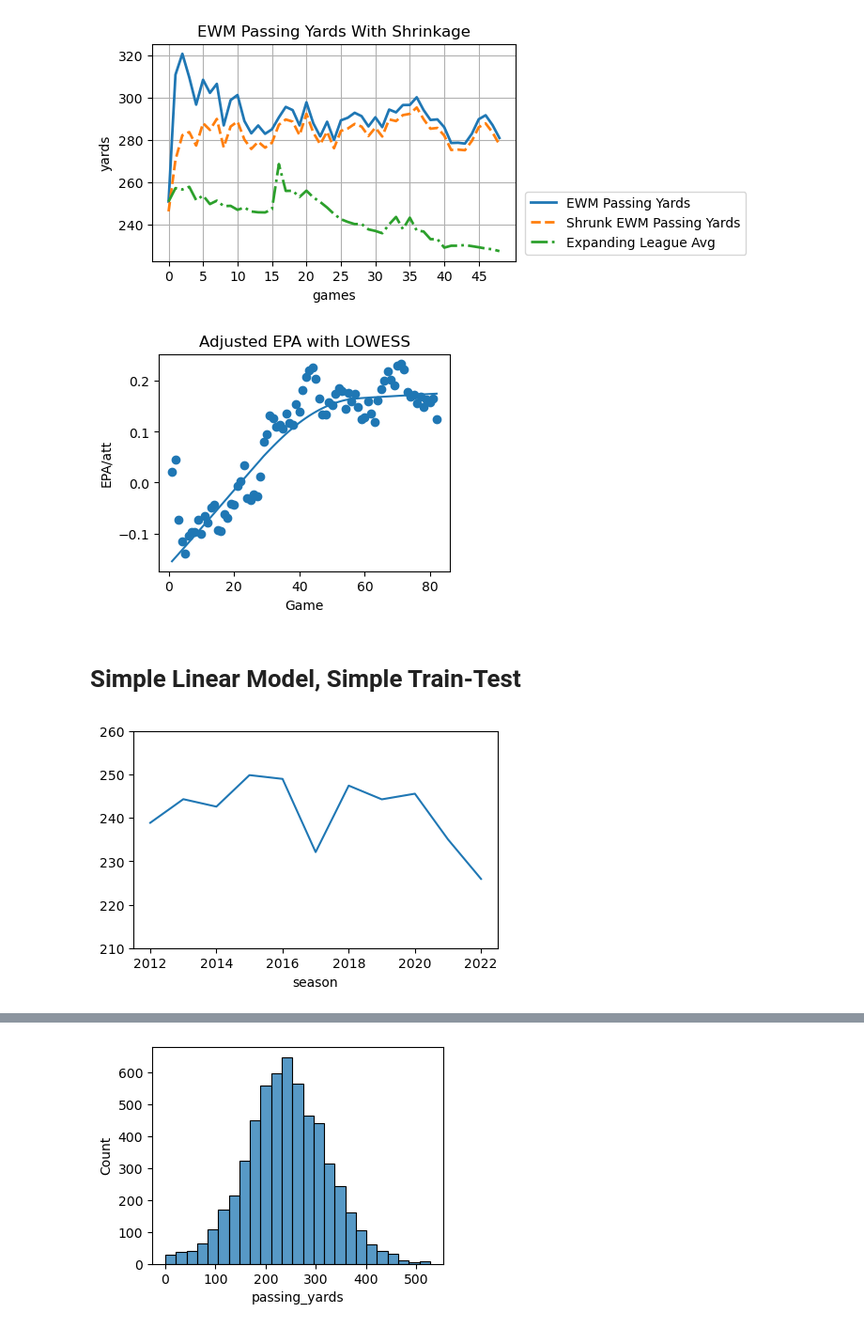
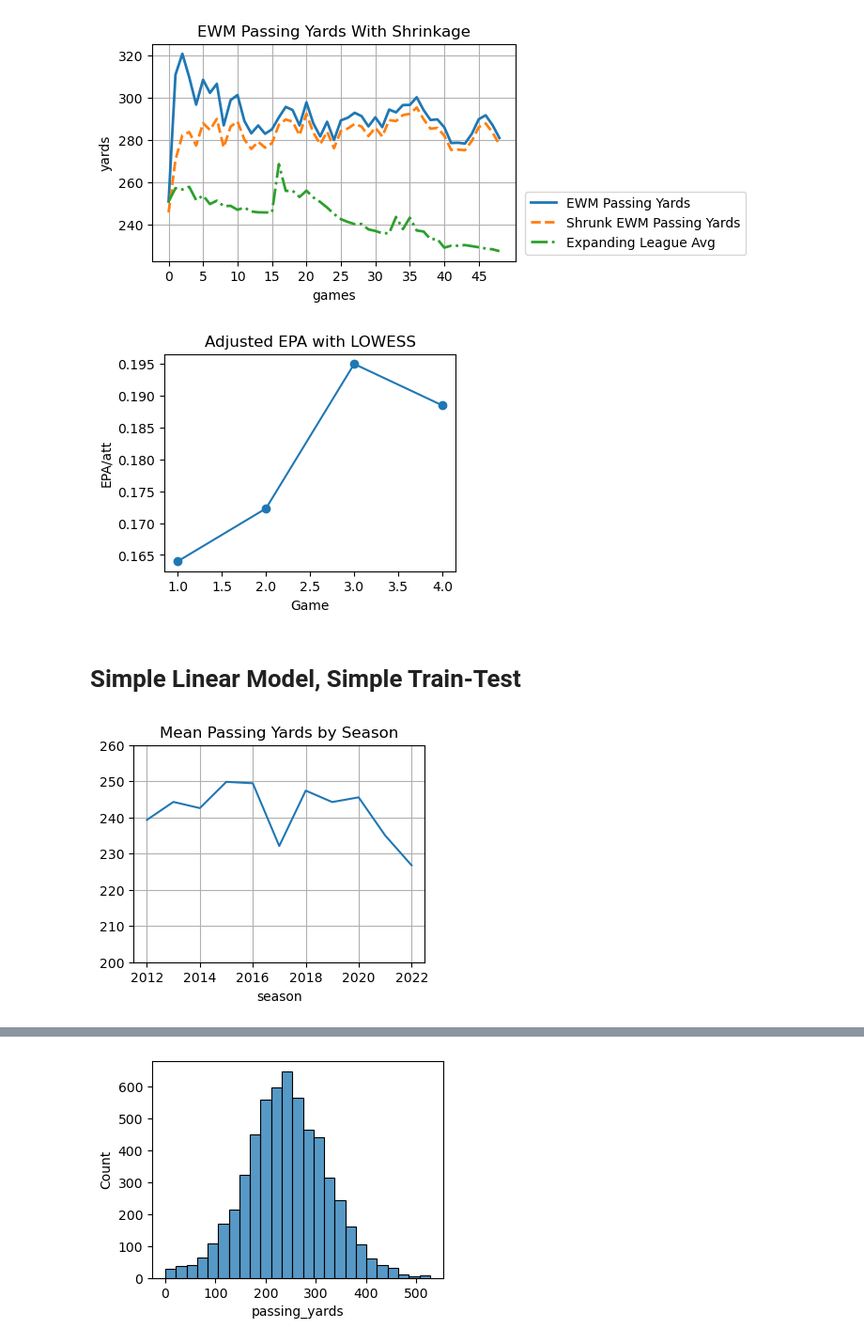
Before and after one commit to yaobviously/nfl_project, a Jupyter notebook: notebooks/quarterback_processing.ipynb, the cells around one changed output, grey strips where cells are left out. Shown at 94% size. Drawn from its saved outputs; the diff is of its cells as text; code cells hidden in the pictures.

```diff
--- a/notebooks/quarterback_processing.ipynb
+++ b/notebooks/quarterback_processing.ipynb
@@ -93,6 +93,15 @@ there are now 0 missing game ids
 # %%
 # merging the lee sharpe data with the player stats data
 df = df.merge(ls, how='left', on=['game_id', 'season', 'week'], validate='many_to_one')
+
+# getting total passing yards for qbs for each game -- will use this
+# later
+team_yards_dict = (
+    df
+    .groupby(['season', 'week', 'recent_team'])['passing_yards']
+    .sum()
+    .to_dict()
+)
 
 # limit the dataset to only quarterbacks who started the game
 cond = (df['player_id'] == df['home_qb_id']) | (df['player_id'] == df['away_qb_id'])
@@ -104,6 +113,15 @@ starters.reset_index(drop=True, inplace=True)
 set(ls.game_id.unique()).difference(set(starters.game_id.unique()))
 # %% [output]
 set()
+# %%
+# getting team yards for each game
+starters['team_passing_yards'] = (
+    starters
+    .apply(lambda x: team_yards_dict[(x['season'], x['week'], x['recent_team'])], axis=1)
+)
+
+# calculating fraction of total team yards
+starters['frac_team_yards'] = starters['passing_yards'] / starters['team_passing_yards']
 # %%
 def ewm_player_statistics(data=None, alpha=None, min_periods=None):
     "calcs an exponentially weighted avg for a stat given an alpha and min period"
@@ -132,6 +150,7 @@ starters['ewm_completion_perc'] = starters['ewm_pass_completions'].div(starters[
 starters['ewm_epa_per_att'] = starters['ewm_passing_epa'].div(starters['ewm_passing_attempts'])
 # %%
 # average passing yards by season, week
+starters = starters[starters['season_type'] == 'REG'].copy()
 
 passing_yards_sw = (
     starters
@@ -257,7 +277,7 @@ starters['adj_def_ewm_py'] = starters['def_shrinkage_factor'] * starters['deftea
 # plotting player performance over time using loess smoother
 from statsmodels.nonparametric.smoothers_lowess import lowess
 
-NAME = 'J.Allen'
+NAME = 'B.Purdy'
 name_df = starters[starters['player_name'] == NAME].copy()
 
 fig, ax = plt.subplots(figsize=(4,3))
@@ -270,7 +290,7 @@ plt.xlabel("Game")
 plt.ylabel("EPA/att")
 plt.show()
 # %% [output]
-[figure, old version]
+[figure, new version]
 # %% [markdown]
 # Simple Linear Model, Simple Train-Test
 # %%
@@ -285,12 +306,13 @@ starters = starters[starters['season_type'] == 'REG'].copy()
 games_played = starters.groupby('player_id').size().reset_index(name='count')
 more_than_5 = games_played[games_played['count'] >= 5]['player_id'].tolist()
 # %%
-fig, ax = plt.subplots(figsize=(5,3))
+fig, ax = plt.subplots(figsize=(4,3))
 
 starters.groupby('season')['passing_yards'].mean().plot()
 
-plt.ylim([210, 260])
-
+plt.title("Mean Passing Yards by Season")
+plt.ylim([200, 260])
+plt.grid(True)
 plt.show()
 # %% [output]
-[figure, old version]
+[figure, new version]
```
Also changed, not shown: parts of 24 cells of this notebook.
